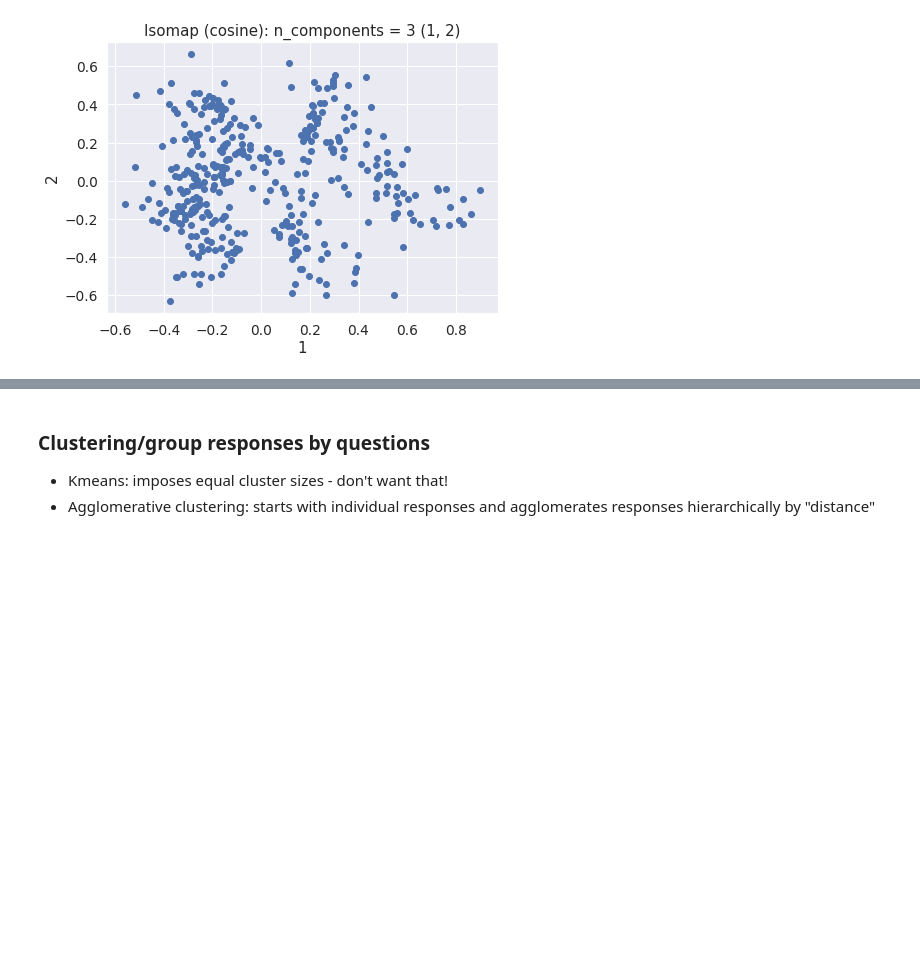
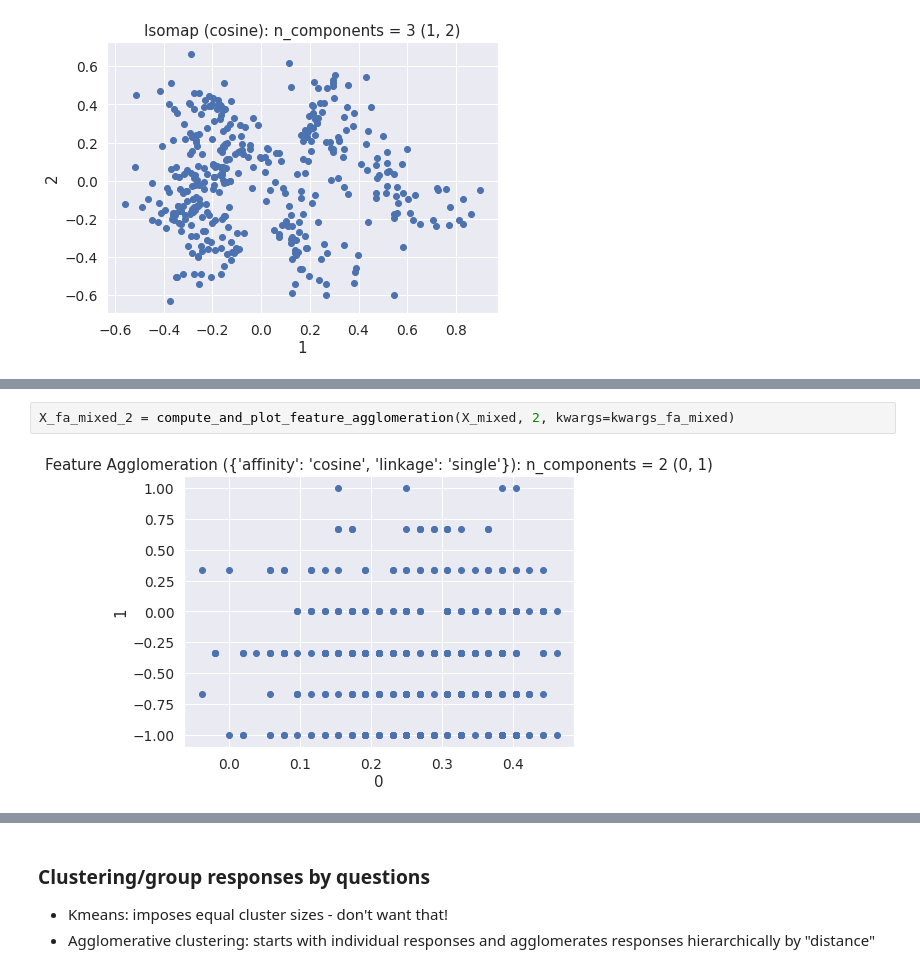
Before and after one commit to notchia/metagov, a Jupyter notebook: cryptopolitics_survey_analysis.ipynb, the cells around one changed output, grey strips where cells are left out. Saved outputs shown, nothing was run; the diff lists cells and outputs as text; blank space fills up the shorter version.

```diff
--- a/cryptopolitics_survey_analysis.ipynb
+++ b/cryptopolitics_survey_analysis.ipynb
@@ -511,0 +542,4 @@ X_iso_mixed_3 = compute_and_plot_isomap(X_mixed, 3)
+# %%
+X_fa_mixed_2 = compute_and_plot_feature_agglomeration(X_mixed, 2, kwargs=kwargs_fa_mixed)
+# %% [output]
+[figure, added]
```
Also changed, not shown: parts of 9 cells of this notebook.
